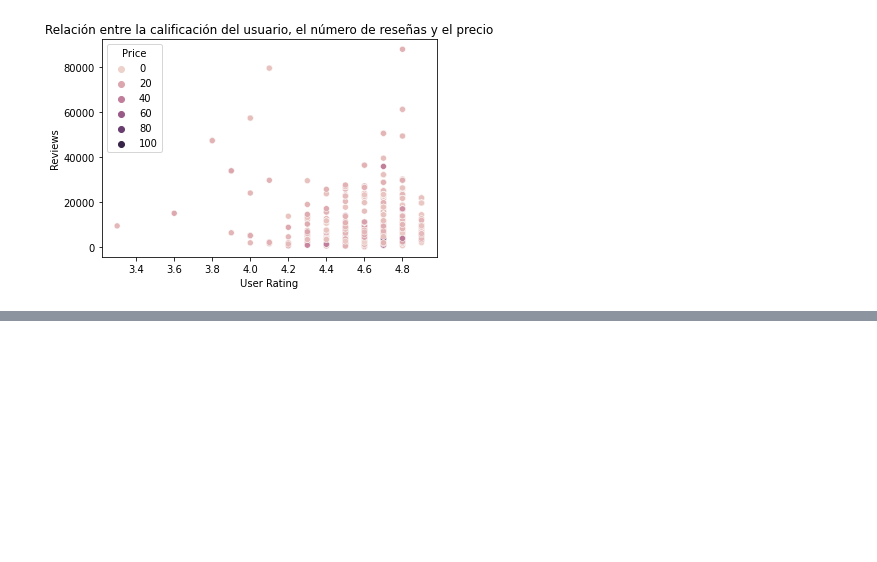
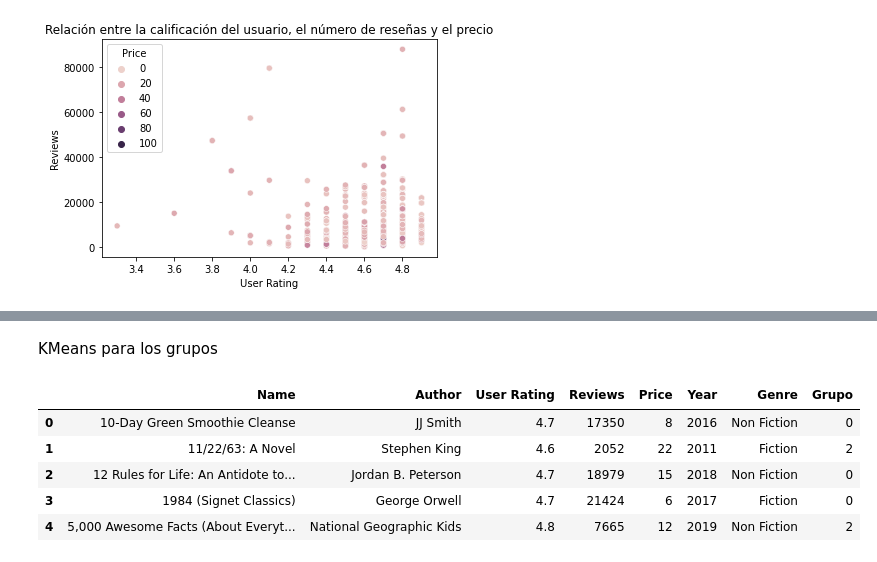
Before and after one commit to karencl/SemanaTec, a Jupyter notebook: Repo_SemanaTec.ipynb, the cells around one changed output, grey strips where cells are left out. Saved outputs shown, nothing was run; the diff lists cells and outputs as text; code cells hidden in the pictures; blank space fills up the shorter version.

```diff
--- a/Repo_SemanaTec.ipynb
+++ b/Repo_SemanaTec.ipynb
@@ -548,0 +641,15 @@ Text(0, 0.5, 'Reviews')
+# %% [markdown]
+KMeans para los grupos
+# %%
+model = KMeans(n_clusters=4, random_state=47)
+clusters = model.fit_predict(X_norm)
+
+df_bwc['Grupo'] = clusters.astype('str')
+df_bwc.head()
+# %% [output]
+|  | Name | Author | User Rating | Reviews | Price | Year | Genre | Grupo |
+| 0 | 10-Day Green Smoothie Cleanse | JJ Smith | 4.7 | 17350 | 8 | 2016 | Non Fiction | 0 |
+| 1 | 11/22/63: A Novel | Stephen King | 4.6 | 2052 | 22 | 2011 | Fiction | 2 |
+| 2 | 12 Rules for Life: An Antidote to... | Jordan B. Peterson | 4.7 | 18979 | 15 | 2018 | Non Fiction | 0 |
+| 3 | 1984 (Signet Classics) | George Orwell | 4.7 | 21424 | 6 | 2017 | Fiction | 0 |
+| 4 | 5,000 Awesome Facts (About Everyt... | National Geographic Kids | 4.8 | 7665 | 12 | 2019 | Non Fiction | 2 |
```
Also changed, not shown: parts of 15 cells of this notebook, 1 other file.
